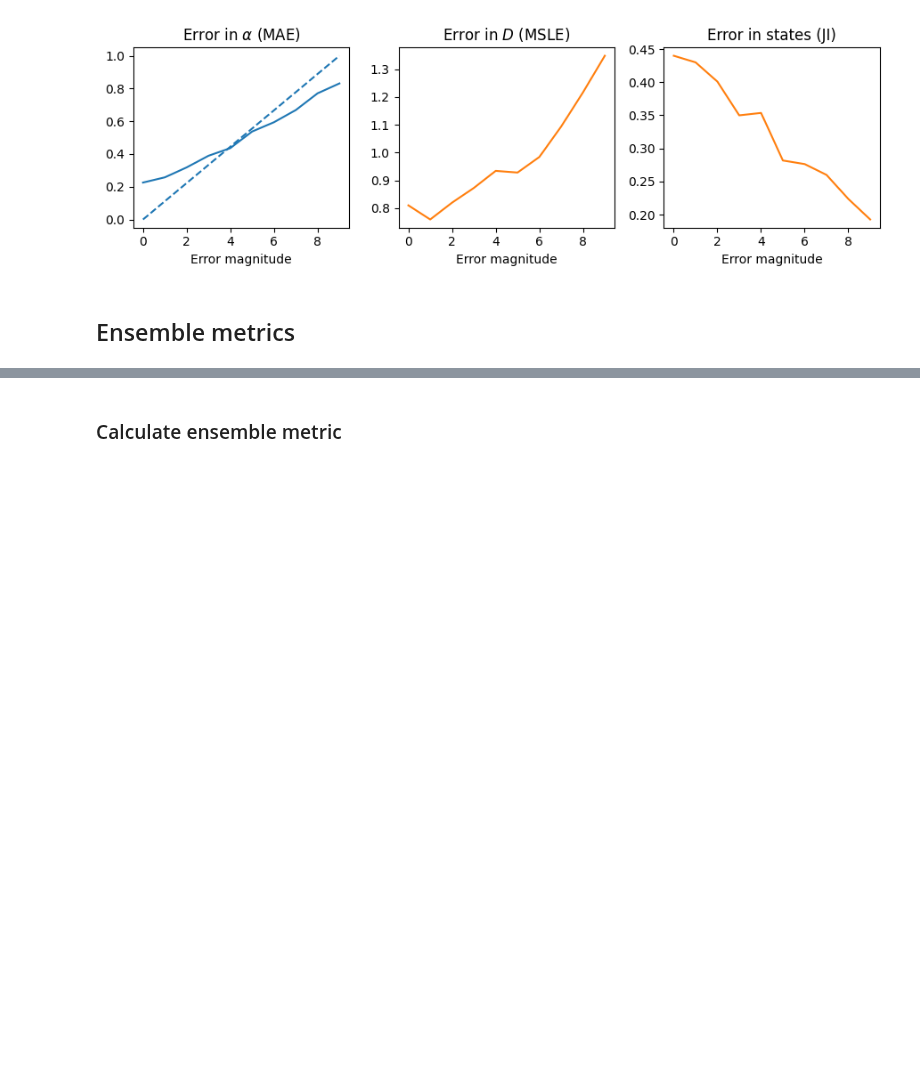
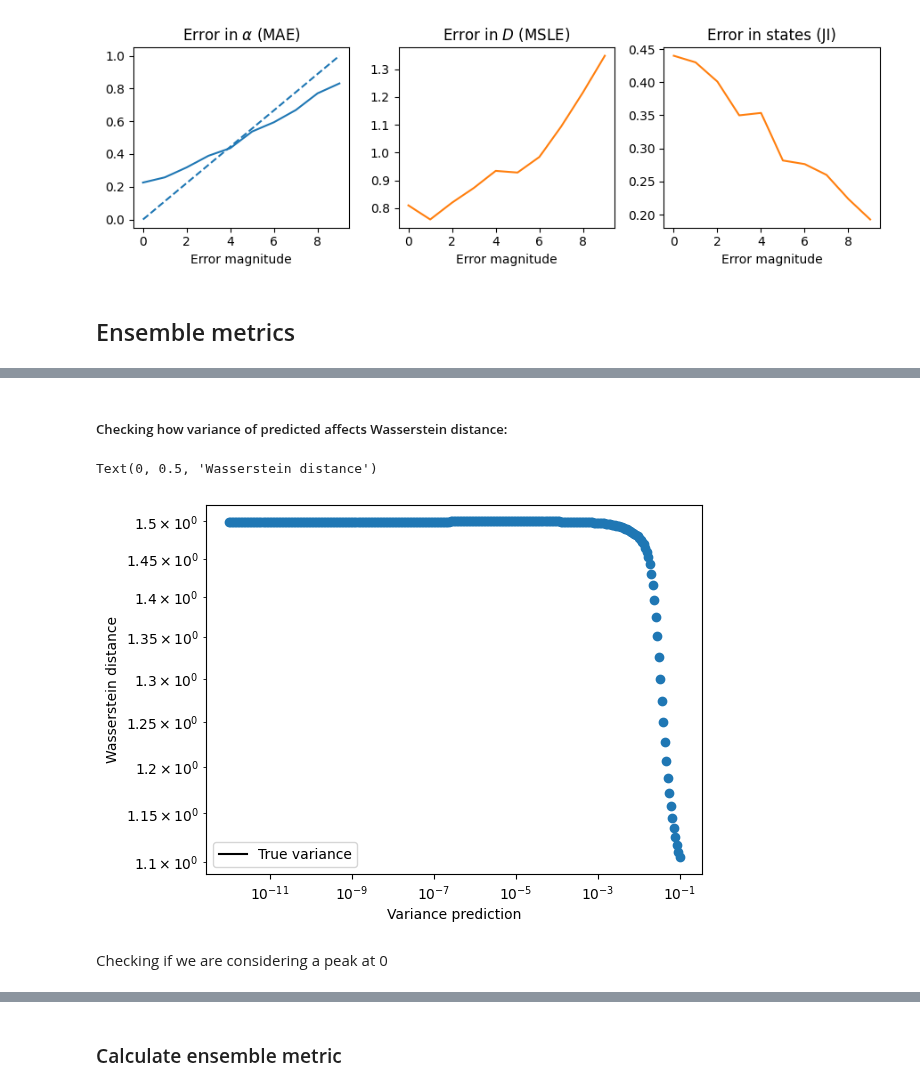
Before and after one commit to AnDiChallenge/andi_datasets, a Jupyter notebook: source_nbs/lib_nbs/utils_challenge.ipynb, the cells around one changed output, grey strips where cells are left out. Drawn from its saved outputs; the diff is of its cells as text; code cells hidden in the pictures; blank space fills up the shorter version.

```diff
--- a/source_nbs/lib_nbs/utils_challenge.ipynb
+++ b/source_nbs/lib_nbs/utils_challenge.ipynb
@@ -1465,0 +1632,30 @@ ax_kl.grid()
+# %% [markdown]
+##### Checking how variance of predicted affects Wasserstein distance:
+# %%
+variances = np.logspace(-12, -1,300)
+# True distribution
+x = np.logspace(-12, 1, 10000)
+weights = [1]
+params_true = [[0.0,0]]
+true = multimode_dist(params_true, weights, bound = [1e-9, 3], x = x, normalized = normalize, min_var=1e-7)
+
+dist = []
+for idx, var in enumerate(variances):
+    params = [[0.5, var]]
+    weights = [1]
+    pred = multimode_dist(params, weights, bound = [1e-9, 3], x = x, normalized = normalize, min_var=1e-7)
+    dist.append(distribution_distance(true, pred, x=x))
+
+plt.plot(variances, np.array(dist)+1, 'o')
+plt.axvline(params_true[0][1], c = 'k', label = 'True variance')
+plt.legend()
+plt.xscale('log')
+plt.yscale('log')
+
+plt.xlabel('Variance prediction')
+plt.ylabel('Wasserstein distance')
+# %% [output]
+Text(0, 0.5, 'Wasserstein distance')
+[figure, added]
+# %% [markdown]
+Checking if we are considering a peak at 0
```
Also changed, not shown: parts of 25 cells of this notebook, 9 other files.
